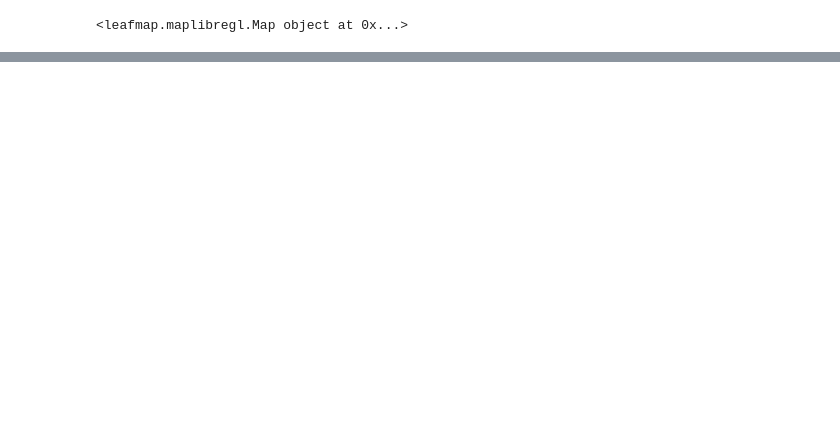
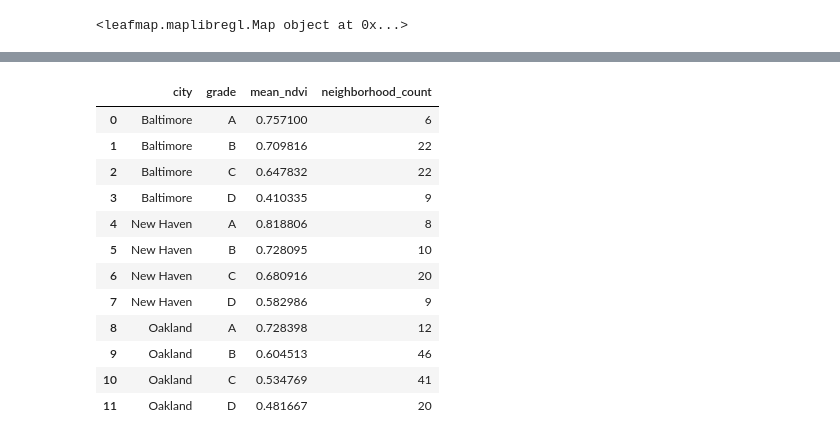
Before and after one commit to nureas-blip/Spatial-Repo, a Jupyter notebook: notebook.ipynb, the cells around one changed output, grey strips where cells are left out. Saved outputs shown, nothing was run; the diff lists cells and outputs as text; code cells hidden in the pictures; blank space fills up the shorter version.

```diff
--- a/notebook.ipynb
+++ b/notebook.ipynb
@@ -377,0 +427,26 @@ m
+# %%
+ndvi_table = ibis.memtable(ndvi_gdf.drop(columns="geometry"))
+ndvi_summary = (
+    ndvi_table.group_by(["city", "grade"])
+    .agg(
+        mean_ndvi=ndvi_table.mean_ndvi.mean(),
+        neighborhood_count=ndvi_table.label.count(),
+    )
+    .order_by(["city", "grade"])
+)
+ndvi_summary_df = ndvi_summary.execute()
+ndvi_summary_df
+# %% [output]
+|  | city | grade | mean_ndvi | neighborhood_count |
+| 0 | Baltimore | A | 0.757100 | 6 |
+| 1 | Baltimore | B | 0.709816 | 22 |
+| 2 | Baltimore | C | 0.647832 | 22 |
+| 3 | Baltimore | D | 0.410335 | 9 |
+| 4 | New Haven | A | 0.818806 | 8 |
+| 5 | New Haven | B | 0.728095 | 10 |
+| 6 | New Haven | C | 0.680916 | 20 |
+| 7 | New Haven | D | 0.582986 | 9 |
+| 8 | Oakland | A | 0.728398 | 12 |
+| 9 | Oakland | B | 0.604513 | 46 |
+| 10 | Oakland | C | 0.534769 | 41 |
+| 11 | Oakland | D | 0.481667 | 20 |
```
Also changed, not shown: parts of 17 cells of this notebook, 3 other files.
